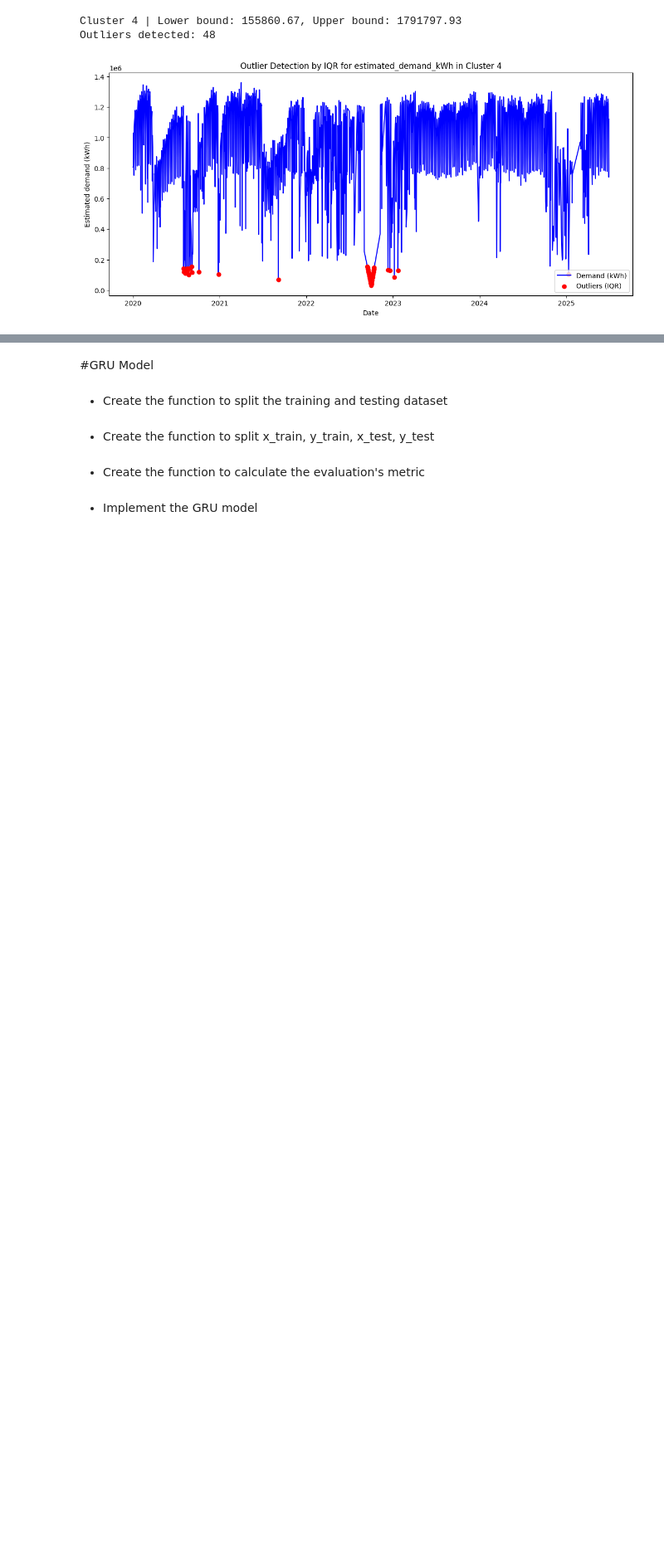
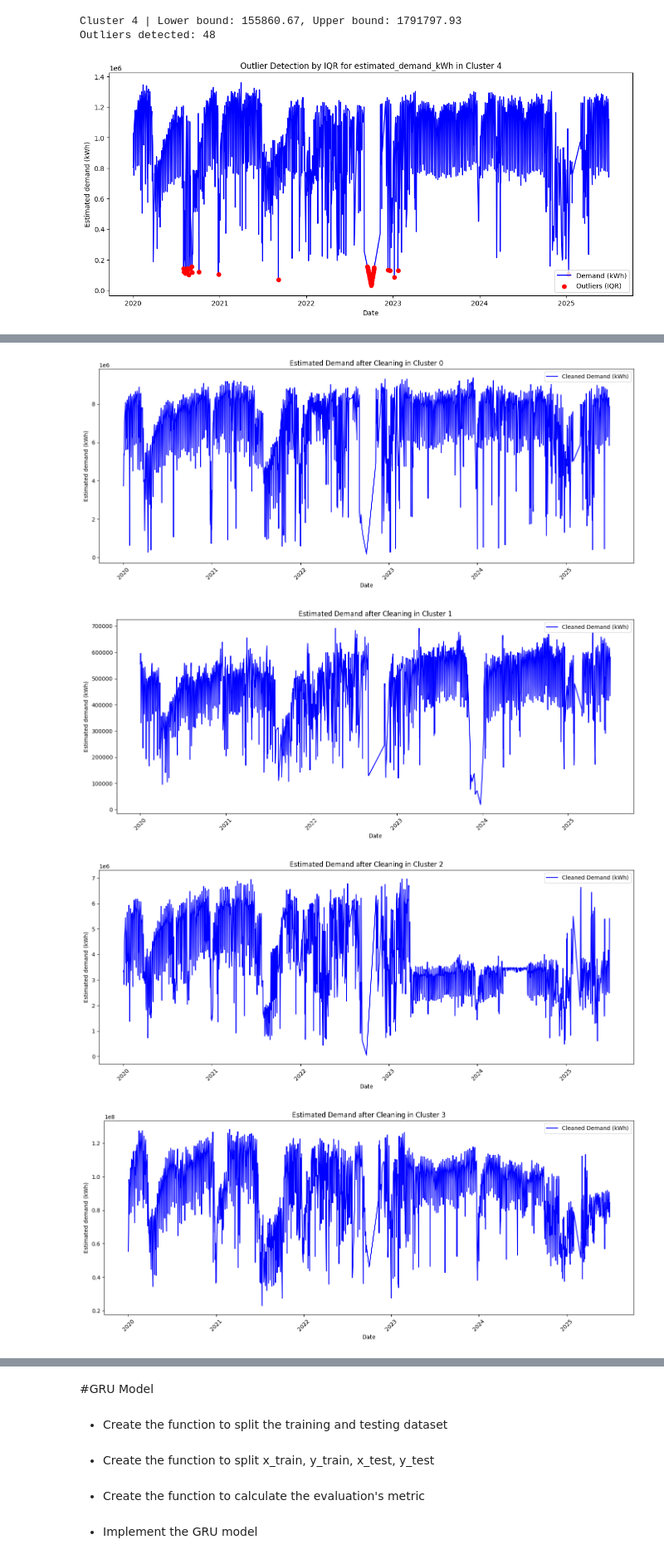
Before and after one commit to Chameleon-company/EVAT-Data-Science, a Jupyter notebook: Use_Cases/Demand Forecasting/Deploying_EV_Charger_Demand_Forecasting.ipynb, the cells around one changed output, grey strips where cells are left out. Shown at 83% size. Drawn from its saved outputs; the diff is of its cells as text; code cells hidden in the pictures; blank space fills up the shorter version.

```diff
--- a/Use_Cases/Demand Forecasting/Deploying_EV_Charger_Demand_Forecasting.ipynb
+++ b/Use_Cases/Demand Forecasting/Deploying_EV_Charger_Demand_Forecasting.ipynb
@@ -445,14 +447,3 @@ geo_clean = (
     .apply(fix_outliers)
     .drop(columns=['is_outlier'])
 )
-# %%
-geo_number = range(0,5)
-
-for i in geo_number:
-  plt.figure(figsize=(16,5))
-  plt.plot(geo_clean[geo_clean['geo_cluster'] == i].index,
-           geo_clean[geo_clean['geo_cluster'] == i]['estimated_demand_kWh'], color="blue")
-  plt.title(f"Estimated Demand - Geo Cluster {i}")
-  plt.xlabel("Date")
-  plt.ylabel("Estimated Demand (kWh)")
-  plt.show()
@@ -464,0 +450,30 @@ for i in geo_number:
+# %%
+# Ensure Date is datetime
+geo_clean['Date'] = pd.to_datetime(geo_clean['Date'])
+geo_clean = geo_clean.sort_values(['geo_cluster', 'Date'])
+
+for i in geo_number:
+    # Filter cluster i
+    df = geo_clean.loc[geo_clean['geo_cluster'] == i].copy()
+
+    plt.figure(figsize=(14, 6))
+    plt.plot(df['Date'], df['estimated_demand_kWh'], label="Cleaned Demand (kWh)", color="blue")
+
+    plt.title(f"Estimated Demand after Cleaning in Cluster {i}")
+    plt.xlabel("Date")
+    plt.ylabel("Estimated demand (kWh)")
+    plt.legend()
+
+    # Format x-axis similar to the figure you provided
+    ax = plt.gca()
+    ax.xaxis.set_major_locator(mdates.YearLocator())
+    ax.xaxis.set_major_formatter(mdates.DateFormatter("%Y"))
+    plt.xticks(rotation=45)
+
+    plt.tight_layout()
+    plt.show()
+# %% [output]
+[figure, added]
+[figure, added]
+[figure, added]
+[figure, added]
```
Also changed, not shown: parts of 4 cells of this notebook.
